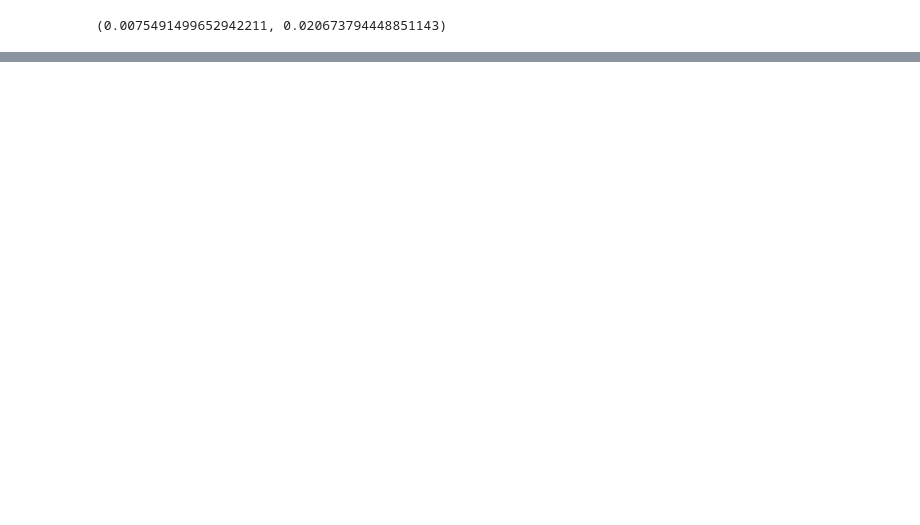
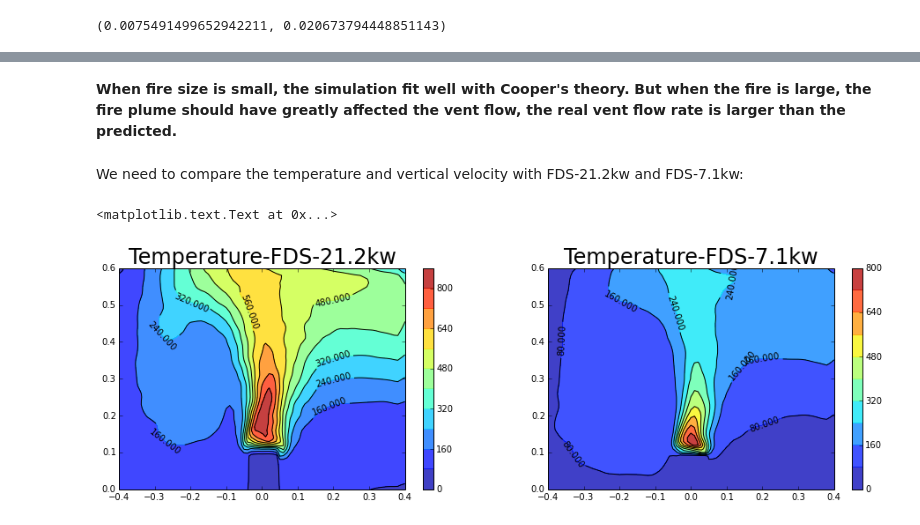
Before and after one commit to cooperhe/ipython_notebook, a Jupyter notebook: vent_flow_rate.ipynb, the cells around one changed output, grey strips where cells are left out. Drawn from its saved outputs; the diff is of its cells as text; code cells hidden in the pictures; blank space fills up the shorter version.

```diff
--- a/vent_flow_rate.ipynb
+++ b/vent_flow_rate.ipynb
@@ -474,0 +340,40 @@ Apply this equation into the relation above, we can solve the $\triangle P_o$
+# %% [markdown]
+**When fire size is small, the simulation fit well with Cooper's theory. But when the fire is large, the fire plume should have greatly affected the vent flow, the real vent flow rate is larger than the predicted.**
+# %% [markdown]
+We need to compare the temperature and vertical velocity with FDS-21.2kw and FDS-7.1kw:
+# %%
+#import data from matlab file
+import scipy.io as sio
+mat1 = sio.loadmat('/home/qize/Documents/MATLAB/T_O/Temp.mat')
+Temp1=pd.DataFrame(mat1['TT'])
+mat2 = sio.loadmat('/home/qize/Documents/MATLAB/fire_power_900/Temp_900.mat')
+Temp2=pd.DataFrame(mat2['Temp'])
+
+#plot contour
+x = np.linspace(-0.4, 0.4, 81)
+y = np.linspace(0, 0.6, 61)
+X, Y = np.meshgrid(x, y)
+
+fig = figure(figsize=(16,4.5))
+
+subplot(1,2,1)
+contourf(X, Y, Temp1, 12, alpha=.75, cmap='jet')
+colorbar()
+CS=contour(X, Y, Temp1, 12, colors='black', linewidth=.5)
+manual_locations = [(-0.3, 0.1), (-0.3, 0.4), (-0.2, 0.5) , (0,0.5), (0.2, 0.5), (0.2, 0.35), \
+                    (0.2, 0.3), (0.2, 0.2), ]
+clabel(CS, inline=1, fontsize=10, manual=manual_locations)
+title('Temperature-FDS-21.2kw',size=24)
+
+subplot(1,2,2)
+
+contourf(X, Y, Temp2, 12, alpha=.75, cmap='jet')
+colorbar()
+CS=contour(X, Y, Temp2, 12, colors='black', linewidth=.5)
+manual_locations = [(-0.3, 0.1), (-0.3, 0.4), (-0.2, 0.5) , (0,0.5), (0.2, 0.5), (0.2, 0.35), \
+                    (0.2, 0.3), (0.2, 0.2), ]
+clabel(CS, inline=1, fontsize=10, manual=manual_locations)
+title('Temperature-FDS-7.1kw',size=24)
+# %% [output]
+<matplotlib.text.Text at 0x...>
+[figure, added]
```
Also changed, not shown: parts of 29 cells of this notebook, 2 other files.
